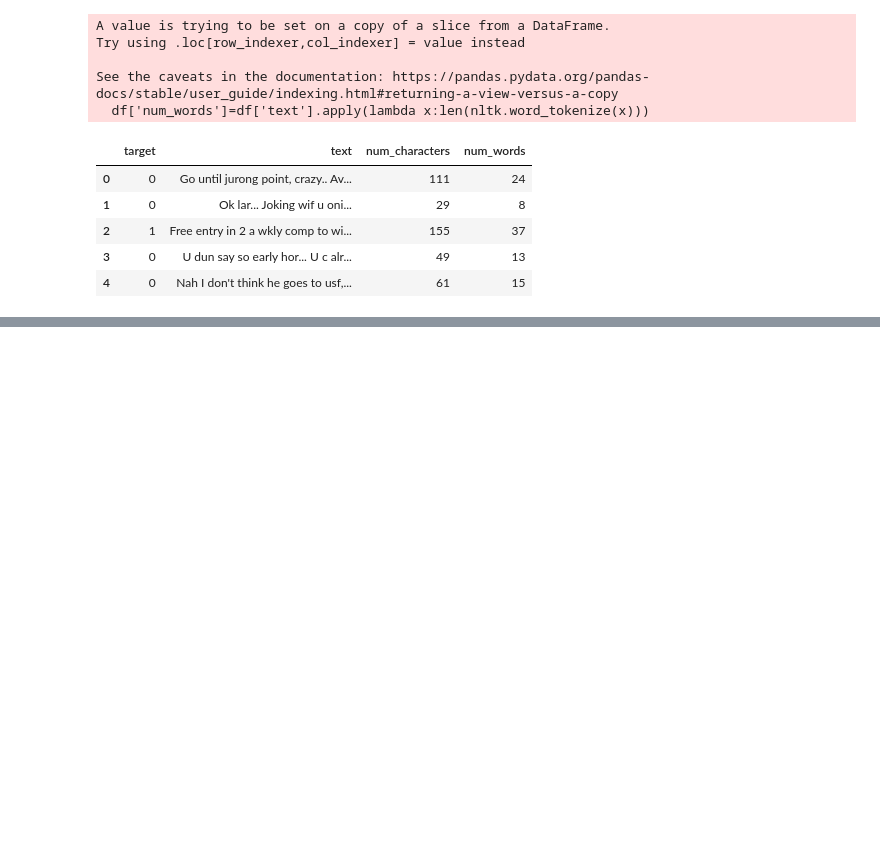
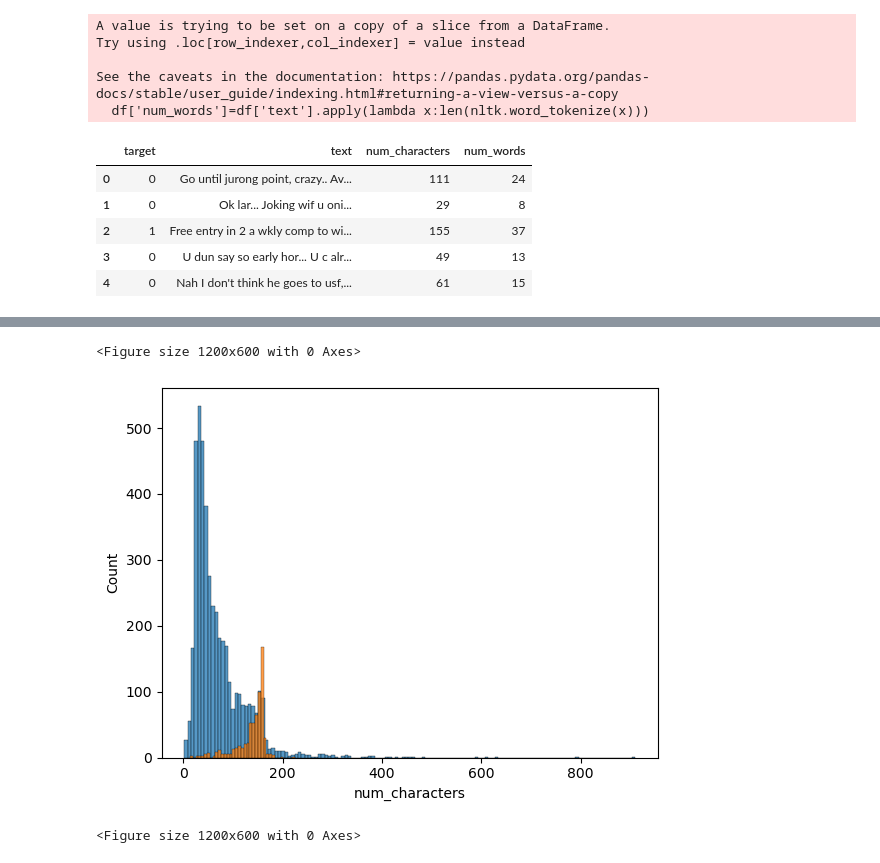
Before and after one commit to srimad1111/sms-spam-detection, a Jupyter notebook: sms-spam-detection.ipynb, the cells around one changed output, grey strips where cells are left out. Saved outputs shown, nothing was run; the diff lists cells and outputs as text; code cells hidden in the pictures; blank space fills up the shorter version.

Commit message:
added num_sentence ie sentence count and used seaborn and calculated correlation

```diff
--- a/sms-spam-detection.ipynb
+++ b/sms-spam-detection.ipynb
@@ -191,3 +191,5 @@ See the caveats in the documentation: https://pandas.pydata.org/pandas-docs/stab
 | 2 | 1 | Free entry in 2 a wkly comp to wi... | 155 | 37 |
 | 3 | 0 | U dun say so early hor... U c alr... | 49 | 13 |
 | 4 | 0 | Nah I don't think he goes to usf,... | 61 | 15 |
+# %%
+df['num_sentence']=df['text'].apply(lambda x:len(nltk.sent_tokenize(x)))
@@ -193,0 +249,8 @@ See the caveats in the documentation: https://pandas.pydata.org/pandas-docs/stab
+# %%
+sns.histplot(df[df['target']==0]['num_characters'])
+sns.histplot(df[df['target']==1]['num_characters'])             #spam
+plt.figure(figsize=(12,6))
+# %% [output]
+<Figure size 1200x600 with 0 Axes>
+[figure, added]
+<Figure size 1200x600 with 0 Axes>
```
Also changed, not shown: parts of 12 cells of this notebook.
